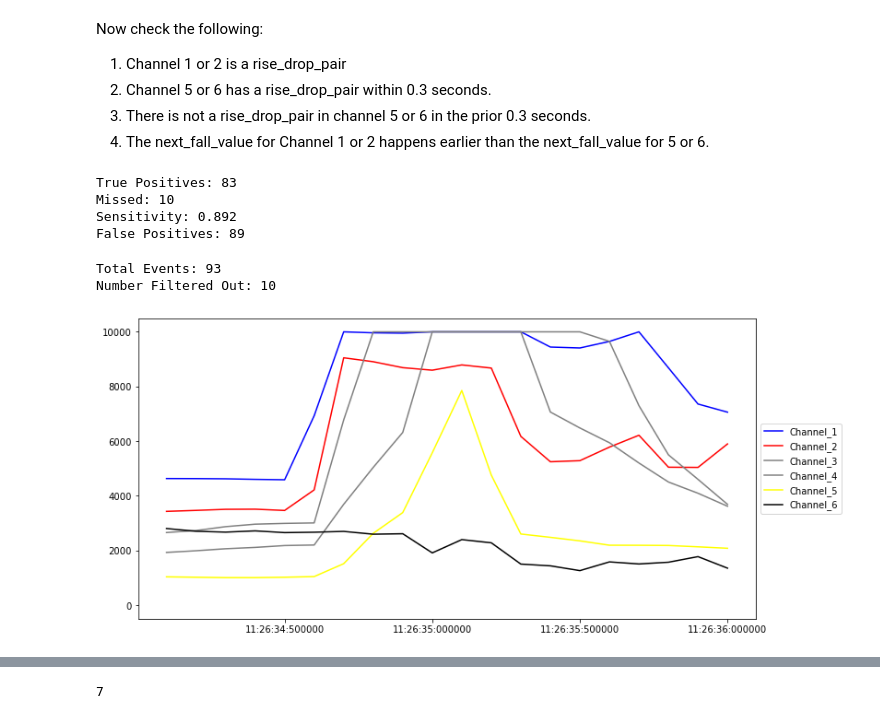
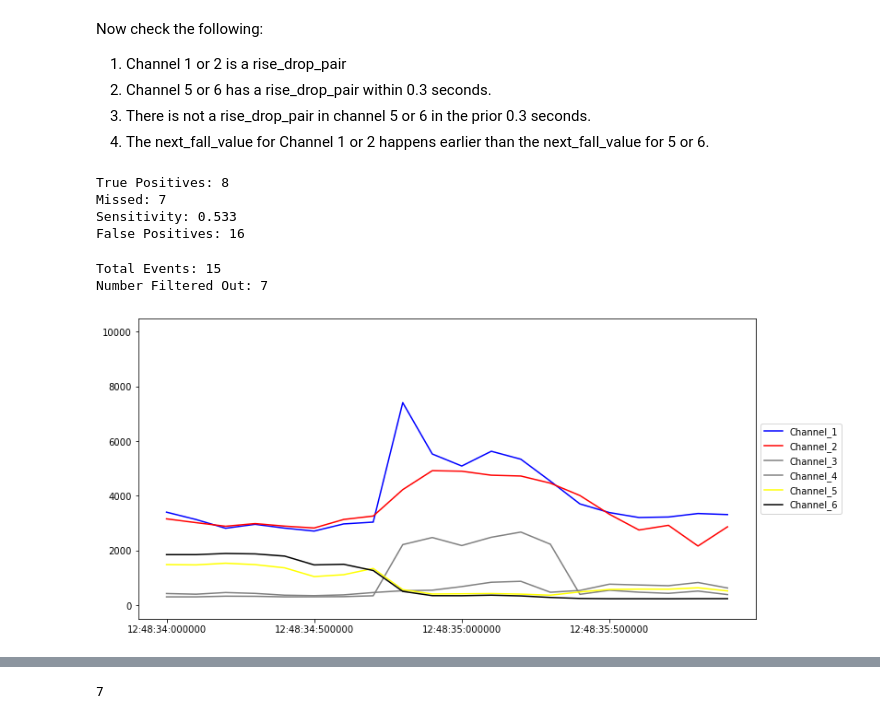
Before and after one commit to mcvholloway/sgb, a Jupyter notebook: notebooks/rules-based_26_04_01_new_rules_fn_check.ipynb, the cells around one changed output, grey strips where cells are left out. Saved outputs shown, nothing was run; the diff lists cells and outputs as text; code cells hidden in the pictures.

Commit message:
Correct next_drop_idx code

```diff
--- a/notebooks/rules-based_26_04_01_new_rules_fn_check.ipynb
+++ b/notebooks/rules-based_26_04_01_new_rules_fn_check.ipynb
@@ -95,7 +95,7 @@ def import_data_new(patient_num):
 
     return readings
 # %%
-patient_num = '01'
+patient_num = '99'
 readings = import_data_new(patient_num)
 # %% [markdown]
 First, find rises of 1000 that occur within 0.3 seconds.
@@ -243,14 +243,14 @@ for (i,j) in [(1, 5), (1,6), (2,5), (2,6)]:
         (~readings[f'Channel_{j}_rise_drop_pair'].shift(1).astype(bool)) & \
         (
             (
-                (readings[f'Channel_{j}_rise_drop_pair']) & (readings[f'Channel_{i}_next_fall_idx'] >= readings[f'Channel_{i}_next_fall_idx'])) | \
-                (readings[f'Channel_{j}_rise_drop_pair'].shift(-1) & (readings[f'Channel_{i}_next_fall_idx'] >= readings[f'Channel_{i}_next_fall_idx'].shift(-1))) | \
-                (readings[f'Channel_{j}_rise_drop_pair'].shift(-2) & (readings[f'Channel_{i}_next_fall_idx'] >= readings[f'Channel_{i}_next_fall_idx'].shift(-2))) | \
-                (readings[f'Channel_{j}_rise_drop_pair'].shift(-3) & (readings[f'Channel_{i}_next_fall_idx'] >= readings[f'Channel_{i}_next_fall_idx'].shift(-3))) | \
-                (readings[f'Channel_{j}_rise_drop_pair'].shift(-4) & (readings[f'Channel_{i}_next_fall_idx'] >= readings[f'Channel_{i}_next_fall_idx'].shift(-4))) | \
-                (readings[f'Channel_{j}_rise_drop_pair'].shift(-5) & (readings[f'Channel_{i}_next_fall_idx'] >= readings[f'Channel_{i}_next_fall_idx'].shift(-5))) | \
-                (readings[f'Channel_{j}_rise_drop_pair'].shift(-6) & (readings[f'Channel_{i}_next_fall_idx'] >= readings[f'Channel_{i}_next_fall_idx'].shift(-6))) | \
-                (readings[f'Channel_{j}_rise_drop_pair'].shift(-7) & (readings[f'Channel_{i}_next_fall_idx'] >= readings[f'Channel_{i}_next_fall_idx'].shift(-7)))
+                (readings[f'Channel_{j}_rise_drop_pair']) & (readings[f'Channel_{i}_next_fall_idx'] >= readings[f'Channel_{j}_next_fall_idx'])) | \
+                (readings[f'Channel_{j}_rise_drop_pair'].shift(-1) & (readings[f'Channel_{i}_next_fall_idx'] >= readings[f'Channel_{j}_next_fall_idx'].shift(-1))) | \
+                (readings[f'Channel_{j}_rise_drop_pair'].shift(-2) & (readings[f'Channel_{i}_next_fall_idx'] >= readings[f'Channel_{j}_next_fall_idx'].shift(-2))) | \
+                (readings[f'Channel_{j}_rise_drop_pair'].shift(-3) & (readings[f'Channel_{i}_next_fall_idx'] >= readings[f'Channel_{j}_next_fall_idx'].shift(-3))) | \
+                (readings[f'Channel_{j}_rise_drop_pair'].shift(-4) & (readings[f'Channel_{i}_next_fall_idx'] >= readings[f'Channel_{j}_next_fall_idx'].shift(-4))) | \
+                (readings[f'Channel_{j}_rise_drop_pair'].shift(-5) & (readings[f'Channel_{i}_next_fall_idx'] >= readings[f'Channel_{j}_next_fall_idx'].shift(-5))) | \
+                (readings[f'Channel_{j}_rise_drop_pair'].shift(-6) & (readings[f'Channel_{i}_next_fall_idx'] >= readings[f'Channel_{j}_next_fall_idx'].shift(-6))) | \
+                (readings[f'Channel_{j}_rise_drop_pair'].shift(-7) & (readings[f'Channel_{i}_next_fall_idx'] >= readings[f'Channel_{j}_next_fall_idx'].shift(-7)))
 
 
         )
@@ -326,22 +326,22 @@ print(f'Missed: {len(missed)}')
 print(f'Sensitivity: {round(len(true_positives) / total_events, 3)}')
 print(f'False Positives: {len(false_positives)}')
 # %% [output]
-True Positives: 83
-Missed: 10
-Sensitivity: 0.892
-False Positives: 89
+True Positives: 8
+Missed: 7
+Sensitivity: 0.533
+False Positives: 16
 # %%
 missed = readings[(readings['sgb']) & (~readings['flag_near'])].index.tolist()
 print(f"Total Events: {readings['sgb'].sum()}")
 print(f"Number Filtered Out: {len(missed)}")
 # %% [output]
-Total Events: 93
-Number Filtered Out: 10
+Total Events: 15
+Number Filtered Out: 7
 # %%
-i = 9
+i = 0
 
 idx = missed[i]
 plot_event(idx)
 # %% [output]
-[figure, old version]
+[figure, new version]
 # %%
```
Also changed, not shown: parts of 1 cell of this notebook.
